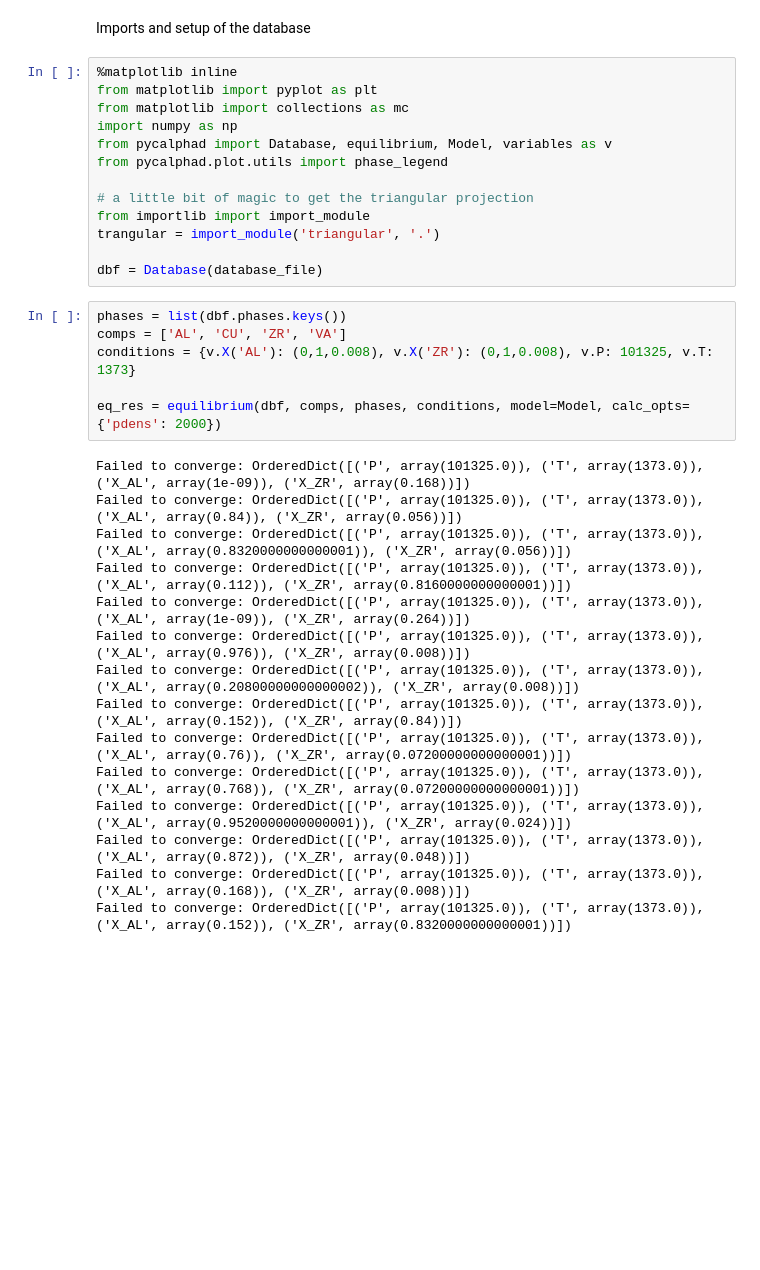
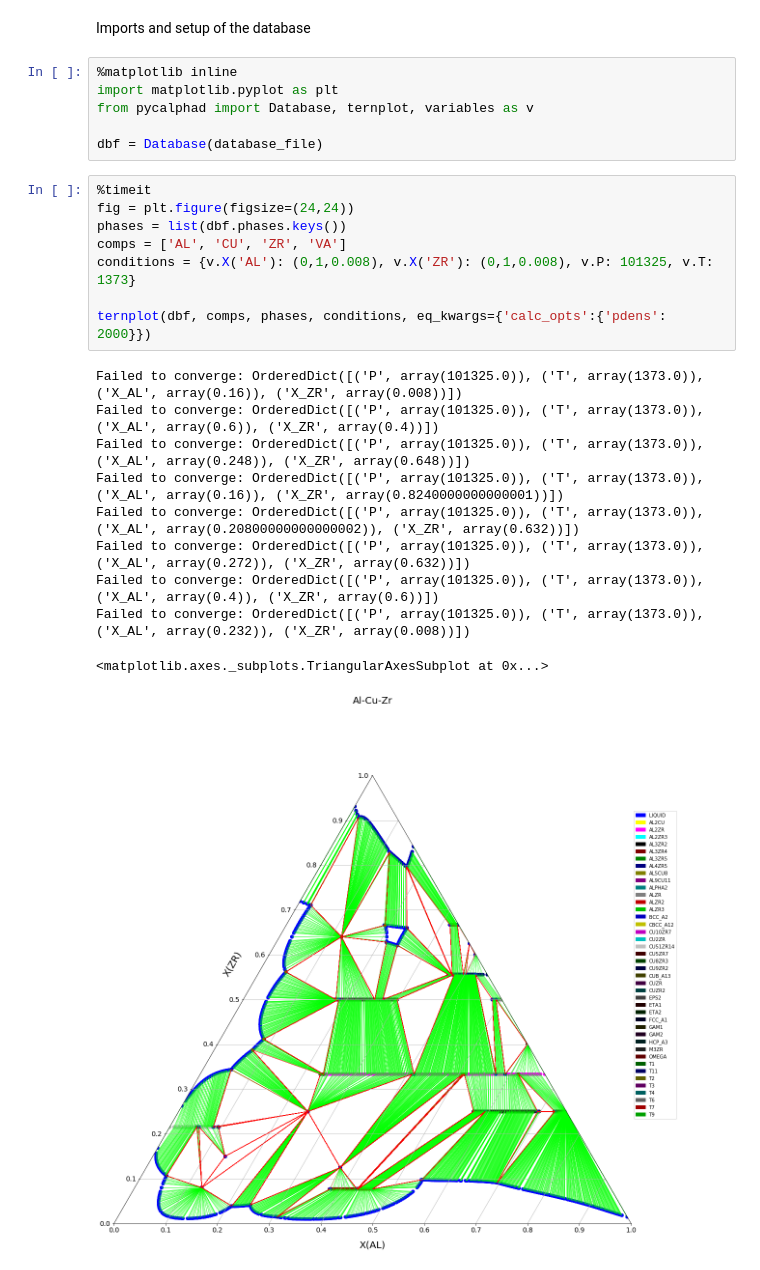
Before and after one commit to bocklund/notebooks, a Jupyter notebook: pycalphad-triangular.ipynb, the cells around one changed output. Saved outputs shown, nothing was run; the diff lists cells and outputs as text; blank space fills up the shorter version.

Commit message:
Update pycalphad-triangular to use pycalphad API

```diff
--- a/pycalphad-triangular.ipynb
+++ b/pycalphad-triangular.ipynb
@@ -10,35 +10,26 @@ database_file = '/home/bocklund/BMG/databases/Al-Cu-Zr_Zhou.TDB'
 Imports and setup of the database
 # %%
 %matplotlib inline
-from matplotlib import pyplot as plt
-from matplotlib import collections as mc
-import numpy as np
-from pycalphad import Database, equilibrium, Model, variables as v
-from pycalphad.plot.utils import phase_legend
-
-# a little bit of magic to get the triangular projection
-from importlib import import_module
-trangular = import_module('triangular', '.')
+import matplotlib.pyplot as plt
+from pycalphad import Database, ternplot, variables as v
 
 dbf = Database(database_file)
 # %%
+%timeit
+fig = plt.figure(figsize=(24,24))
 phases = list(dbf.phases.keys())
 comps = ['AL', 'CU', 'ZR', 'VA']
 conditions = {v.X('AL'): (0,1,0.008), v.X('ZR'): (0,1,0.008), v.P: 101325, v.T: 1373}
 
-eq_res = equilibrium(dbf, comps, phases, conditions, model=Model, calc_opts={'pdens': 2000})
+ternplot(dbf, comps, phases, conditions, eq_kwargs={'calc_opts':{'pdens': 2000}})
 # %% [output]
-Failed to converge: OrderedDict([('P', array(101325.0)), ('T', array(1373.0)), ('X_AL', array(1e-09)), ('X_ZR', array(0.168))])
-Failed to converge: OrderedDict([('P', array(101325.0)), ('T', array(1373.0)), ('X_AL', array(0.84)), ('X_ZR', array(0.056))])
-Failed to converge: OrderedDict([('P', array(101325.0)), ('T', array(1373.0)), ('X_AL', array(0.8320000000000001)), ('X_ZR', array(0.056))])
-Failed to converge: OrderedDict([('P', array(101325.0)), ('T', array(1373.0)), ('X_AL', array(0.112)), ('X_ZR', array(0.8160000000000001))])
-Failed to converge: OrderedDict([('P', array(101325.0)), ('T', array(1373.0)), ('X_AL', array(1e-09)), ('X_ZR', array(0.264))])
-Failed to converge: OrderedDict([('P', array(101325.0)), ('T', array(1373.0)), ('X_AL', array(0.976)), ('X_ZR', array(0.008))])
-Failed to converge: OrderedDict([('P', array(101325.0)), ('T', array(1373.0)), ('X_AL', array(0.20800000000000002)), ('X_ZR', array(0.008))])
-Failed to converge: OrderedDict([('P', array(101325.0)), ('T', array(1373.0)), ('X_AL', array(0.152)), ('X_ZR', array(0.84))])
-Failed to converge: OrderedDict([('P', array(101325.0)), ('T', array(1373.0)), ('X_AL', array(0.76)), ('X_ZR', array(0.07200000000000001))])
-Failed to converge: OrderedDict([('P', array(101325.0)), ('T', array(1373.0)), ('X_AL', array(0.768)), ('X_ZR', array(0.07200000000000001))])
-Failed to converge: OrderedDict([('P', array(101325.0)), ('T', array(1373.0)), ('X_AL', array(0.9520000000000001)), ('X_ZR', array(0.024))])
-Failed to converge: OrderedDict([('P', array(101325.0)), ('T', array(1373.0)), ('X_AL', array(0.872)), ('X_ZR', array(0.048))])
-Failed to converge: OrderedDict([('P', array(101325.0)), ('T', array(1373.0)), ('X_AL', array(0.168)), ('X_ZR', array(0.008))])
-Failed to converge: OrderedDict([('P', array(101325.0)), ('T', array(1373.0)), ('X_AL', array(0.152)), ('X_ZR', array(0.8320000000000001))])
+Failed to converge: OrderedDict([('P', array(101325.0)), ('T', array(1373.0)), ('X_AL', array(0.16)), ('X_ZR', array(0.008))])
+Failed to converge: OrderedDict([('P', array(101325.0)), ('T', array(1373.0)), ('X_AL', array(0.6)), ('X_ZR', array(0.4))])
+Failed to converge: OrderedDict([('P', array(101325.0)), ('T', array(1373.0)), ('X_AL', array(0.248)), ('X_ZR', array(0.648))])
+Failed to converge: OrderedDict([('P', array(101325.0)), ('T', array(1373.0)), ('X_AL', array(0.16)), ('X_ZR', array(0.8240000000000001))])
+Failed to converge: OrderedDict([('P', array(101325.0)), ('T', array(1373.0)), ('X_AL', array(0.20800000000000002)), ('X_ZR', array(0.632))])
+Failed to converge: OrderedDict([('P', array(101325.0)), ('T', array(1373.0)), ('X_AL', array(0.272)), ('X_ZR', array(0.632))])
+Failed to converge: OrderedDict([('P', array(101325.0)), ('T', array(1373.0)), ('X_AL', array(0.4)), ('X_ZR', array(0.6))])
+Failed to converge: OrderedDict([('P', array(101325.0)), ('T', array(1373.0)), ('X_AL', array(0.232)), ('X_ZR', array(0.008))])
+<matplotlib.axes._subplots.TriangularAxesSubplot at 0x...>
+[figure, added]
```
Also changed, not shown: parts of 4 cells of this notebook, 1 other file.
